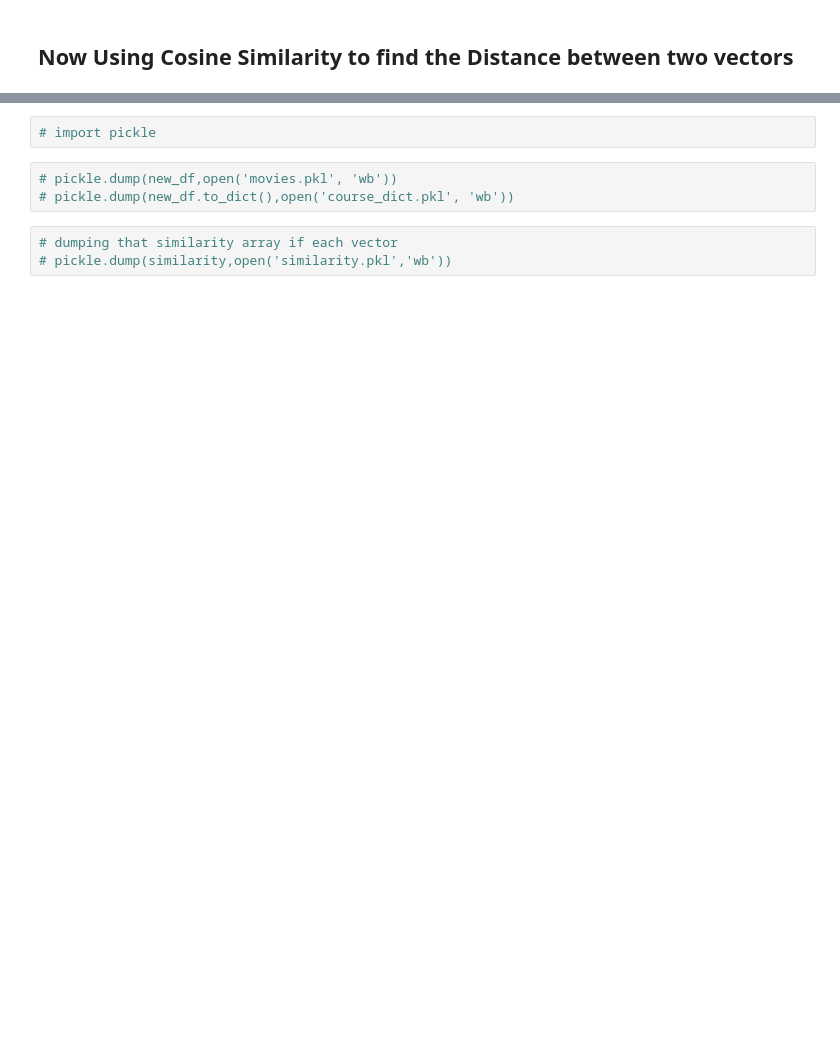
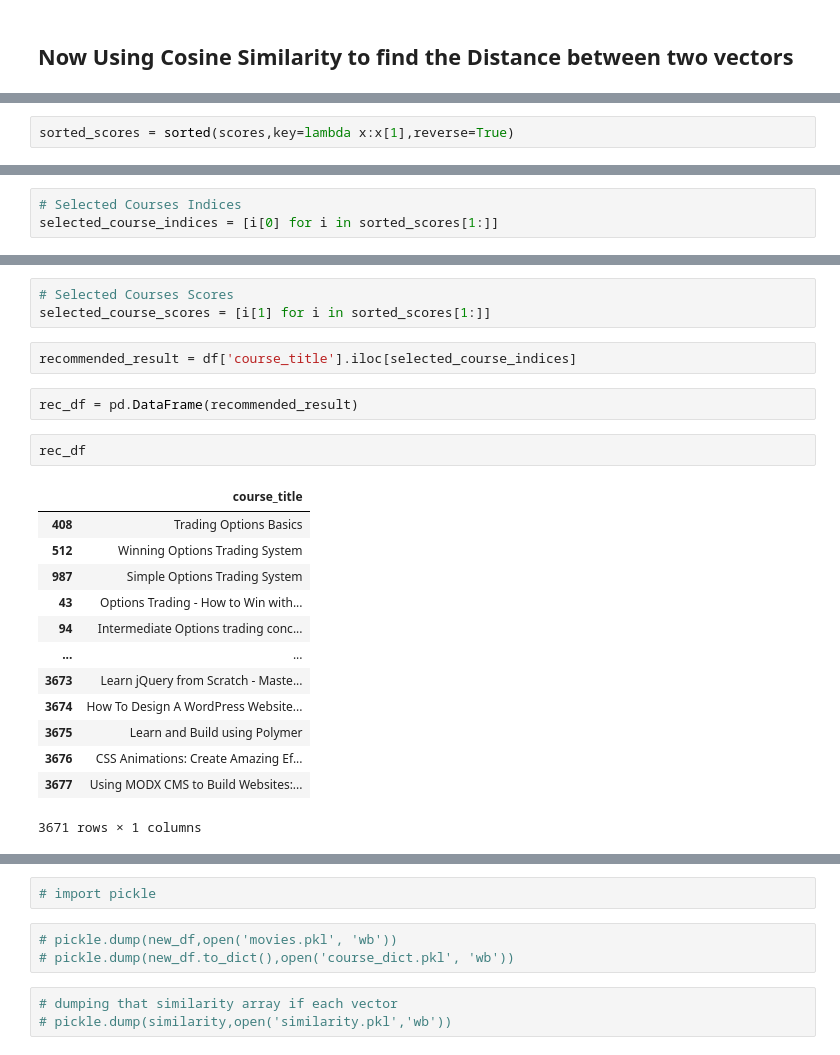
Before and after one commit to himanshu0330/udemy--course-recommendation, a Jupyter notebook: Udemy_Course_Recommendation_Engine_.ipynb, the cells around one changed output, grey strips where cells are left out. Saved outputs shown, nothing was run; the diff lists cells and outputs as text; blank space fills up the shorter version.

```diff
--- a/Udemy_Course_Recommendation_Engine_.ipynb
+++ b/Udemy_Course_Recommendation_Engine_.ipynb
@@ -317,0 +342,2 @@ IndexError: index 0 is out of bounds for axis 0 with size 0
+# %%
+sorted_scores = sorted(scores,key=lambda x:x[1],reverse=True)
@@ -317,0 +365,3 @@ IndexError: index 0 is out of bounds for axis 0 with size 0
+# %%
+# Selected Courses Indices
+selected_course_indices = [i[0] for i in sorted_scores[1:]]
@@ -317,0 +388,23 @@ IndexError: index 0 is out of bounds for axis 0 with size 0
+# %%
+# Selected Courses Scores
+selected_course_scores = [i[1] for i in sorted_scores[1:]]
+# %%
+recommended_result = df['course_title'].iloc[selected_course_indices]
+# %%
+rec_df = pd.DataFrame(recommended_result)
+# %%
+rec_df
+# %% [output]
+|  | course_title |
+| 408 | Trading Options Basics |
+| 512 | Winning Options Trading System |
+| 987 | Simple Options Trading System |
+| 43 | Options Trading - How to Win with... |
+| 94 | Intermediate Options trading conc... |
+| ... | ... |
+| 3673 | Learn jQuery from Scratch - Maste... |
+| 3674 | How To Design A WordPress Website... |
+| 3675 | Learn and Build using Polymer |
+| 3676 | CSS Animations: Create Amazing Ef... |
+| 3677 | Using MODX CMS to Build Websites:... |
+3671 rows × 1 columns
```
Also changed, not shown: parts of 60 cells of this notebook.
